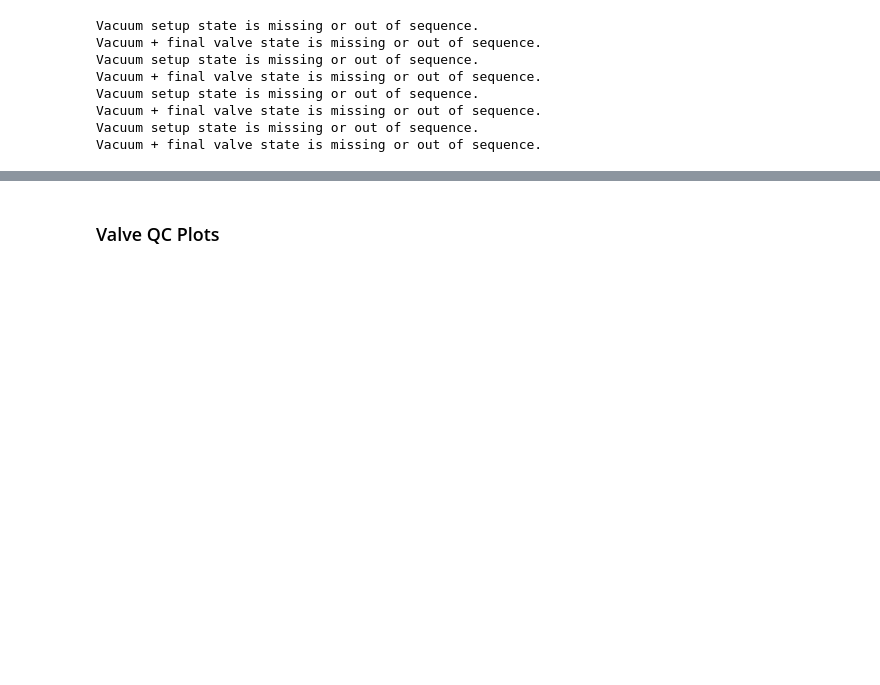
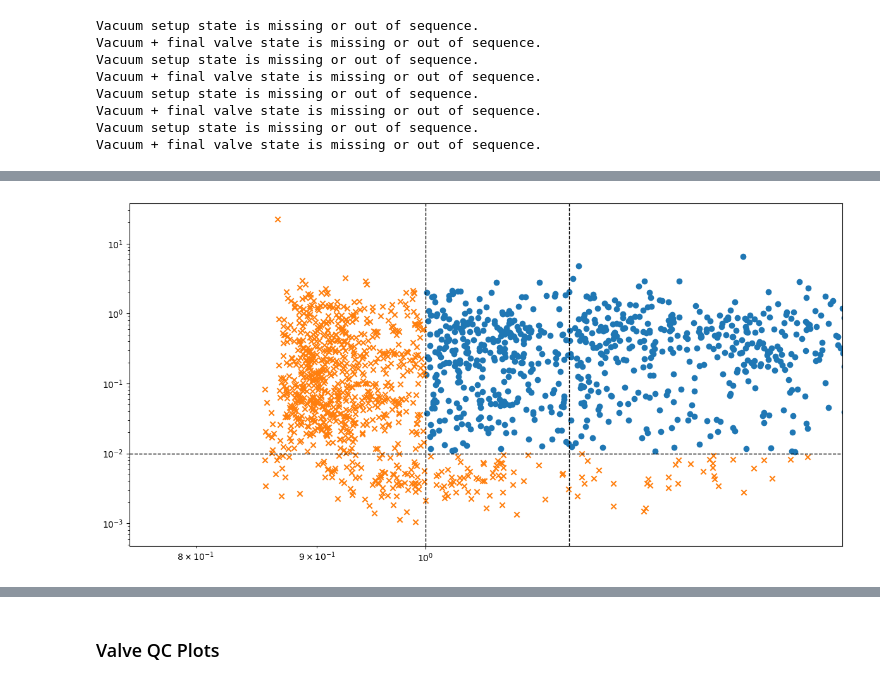
Before and after one commit to goatsofnaxos/Delphi, a Jupyter notebook: analysis/delphi_qc.ipynb, the cells around one changed output, grey strips where cells are left out. Drawn from its saved outputs; the diff is of its cells as text; code cells hidden in the pictures; blank space fills up the shorter version.

Commit message:
False poke QC

```diff
--- a/analysis/delphi_qc.ipynb
+++ b/analysis/delphi_qc.ipynb
@@ -456,0 +459,82 @@ delphi_df
+# %%
+true_offsets = delphi_df["beam_break_offset"][
+    delphi_df["poke_registered"] == True
+].values
+true_onsets = delphi_df["beam_break_onset"][delphi_df["poke_registered"] == True].values
+false_onsets = delphi_df["beam_break_onset"][
+    delphi_df["poke_registered"] == False
+].values
+false_offsets = delphi_df["beam_break_offset"][
+    delphi_df["poke_registered"] == False
+].values
+
+true_odor_transition_duration = delphi_df["odor_transition_duration"][
+    delphi_df["poke_registered"] == True
+].values
+true_vacuum_setup_duration = delphi_df["vacuum_setup_duration"][
+    delphi_df["poke_registered"] == True
+].values
+true_final_valve_vacuum_duration = delphi_df["final_valve_vacuum_duration"][
+    delphi_df["poke_registered"] == True
+].values
+true_next_odor_setup_duration = delphi_df["next_odor_setup_duration"][
+    delphi_df["poke_registered"] == True
+].values
+true_delay = (
+    true_odor_transition_duration
+    + true_vacuum_setup_duration
+    + true_final_valve_vacuum_duration
+    + true_next_odor_setup_duration
+)
+
+false_dt = []
+true_dt = []
+false_duration = []
+true_duration = []
+for i in range(len(true_onsets)):
+    try:
+        previous_true_offset = np.where((true_onsets[i] - true_offsets) > 0)[0][-1]
+        true_dt.append(
+            true_onsets[i]
+            - (true_offsets[previous_true_offset] + true_delay[previous_true_offset])
+        )
+        true_duration.append(true_offsets[i] - true_onsets[i])
+    except:
+        pass
+
+
+for i in range(len(false_onsets)):
+    try:
+        previous_false_offset = np.where((false_onsets[i] - true_offsets) > 0)[0][-1]
+        false_dt.append(
+            false_onsets[i]
+            - (true_offsets[previous_false_offset] + true_delay[previous_false_offset])
+        )
+        false_duration.append(false_offsets[i] - false_onsets[i])
+    except:
+        pass
+
+
+false_dt = np.array(false_dt)
+true_dt = np.array(true_dt)
+false_duration = np.array(false_duration)
+true_duration = np.array(true_duration)
+
+fig, ax = plt.subplots(figsize=(12, 6))
+ax.scatter(true_dt + 1, true_duration, marker="o", label="true poke")
+ax.scatter(false_dt + 1, false_duration, marker="x", label="false")
+
+ax.axvline(1, linestyle="--", linewidth=1, color="black")
+ax.axhline(0.01, linestyle="--", linewidth=1, color="black")
+ax.axvline(1.15, linestyle="--", linewidth=1, color="black")
+ax.set_xlim([0.75, 1.5])
+
+ax.set_xscale("log")
+ax.set_yscale("log")
+plt.tight_layout()
+plt.show()
+ax.set_xlabel("Time since last true poke (s)")
+ax.set_ylabel("Poke duration (s)")
+ax.legend(loc="best", fontsize=8)
+# %% [output]
+[figure, added]
```
Also changed, not shown: parts of 5 cells of this notebook.
